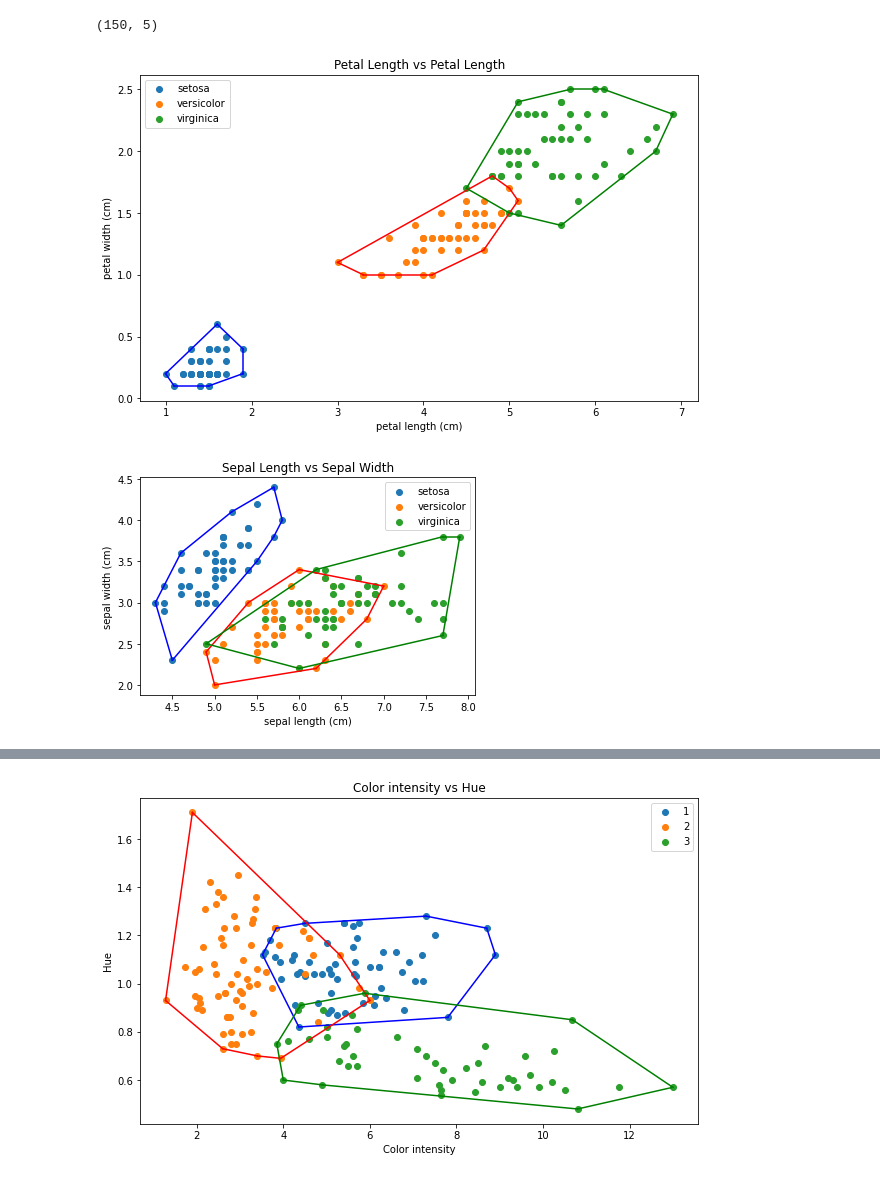
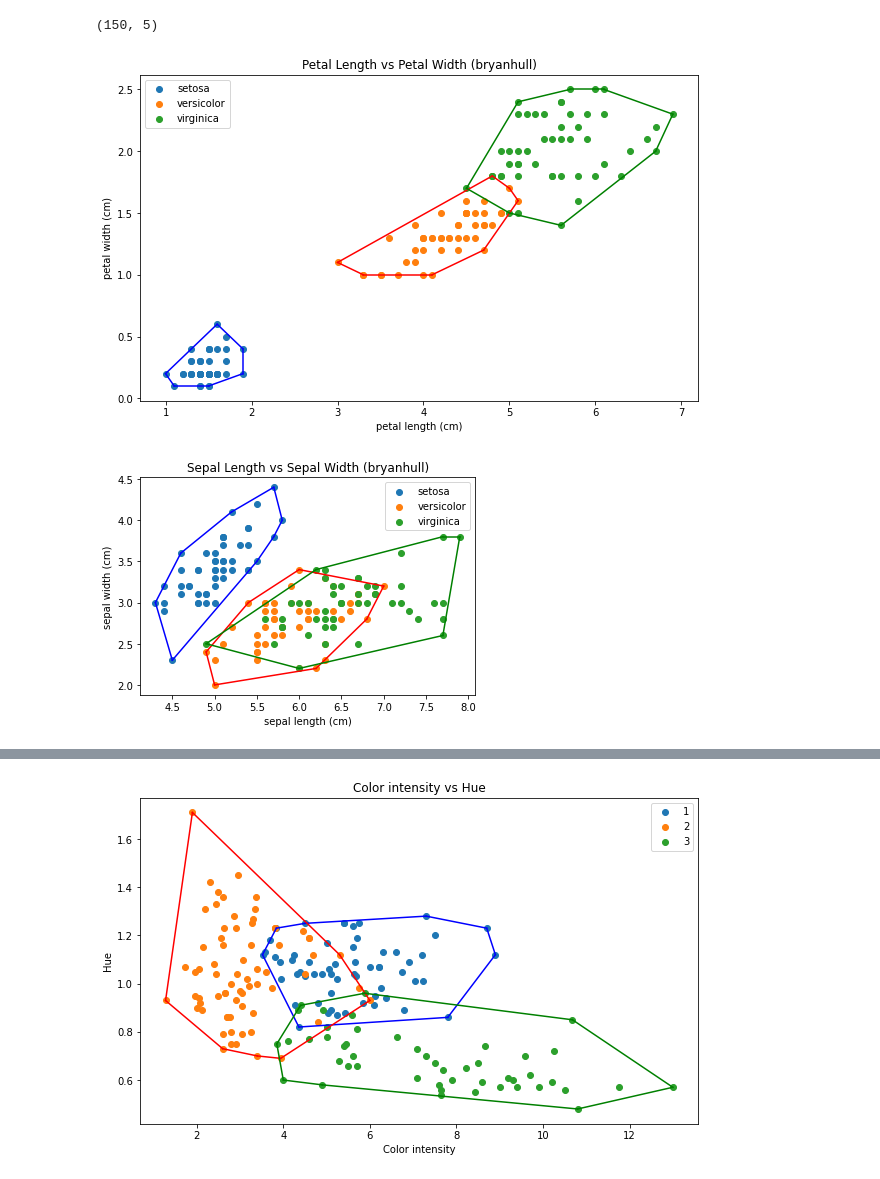
Before and after one commit to bryanahusna/Stima-Convex-Hull, a Jupyter notebook: src/main.ipynb, the cells around one changed output, grey strips where cells are left out. Drawn from its saved outputs; the diff is of its cells as text; code cells hidden in the pictures.

```diff
--- a/src/main.ipynb
+++ b/src/main.ipynb
@@ -20,40 +20,40 @@ plt.figure(figsize = (10, 6))
 colors = ['b','r','g']
 
 # Petal Length vs Petal Width
-plt.title('Petal Length vs Petal Length')
+plt.title('Petal Length vs Petal Width (bryanhull)')
 plt.xlabel(data.feature_names[2])
 plt.ylabel(data.feature_names[3])
 for i in range(len(data.target_names)):
     bucket = df[df['Target'] == i]
     bucket = bucket.iloc[:,[2,3]].values
     bucketlst = bucket.tolist()     # Dari numpy array perlu diubah ke Python List karena implementasi sendiri menggunakan List Python
     hull = ConvexHull(bucketlst)    # Pemanggilan kalkulasi ConvexHull
     plt.scatter(bucket[:, 0], bucket[:, 1], label=data.target_names[i])
     for simplex in hull.simplices:
         plt.plot(bucket[simplex, 0], bucket[simplex, 1], colors[i])
         plt.legend()
 plt.show()
 
 # Sepal Length vs Sepal Width
-plt.title('Sepal Length vs Sepal Width')
+plt.title('Sepal Length vs Sepal Width (bryanhull)')
 plt.xlabel(data.feature_names[0])
 plt.ylabel(data.feature_names[1])
 for i in range(len(data.target_names)):
     bucket = df[df['Target'] == i]
     bucket = bucket.iloc[:,[0,1]].values
 
     bucketlst = bucket.tolist()     # Dari numpy array perlu diubah ke Python List karena implementasi sendiri menggunakan List Python
     hull = ConvexHull(bucketlst)    # Pemanggilan kalkulasi ConvexHull
 
     plt.scatter(bucket[:, 0], bucket[:, 1], label=data.target_names[i])
     for simplex in hull.simplices:
         plt.plot(bucket[simplex, 0], bucket[simplex, 1], colors[i])
         plt.legend()
 plt.show()
 # %% [output]
 (150, 5)
-[figure, old version]
+[figure, new version]
-[figure, old version]
+[figure, new version]
 # %%
 # Hasil menggunakan library ConvexHull scipy.spatial
 import numpy as np
```
Also changed, not shown: parts of 1 cell of this notebook, 2 other files.
